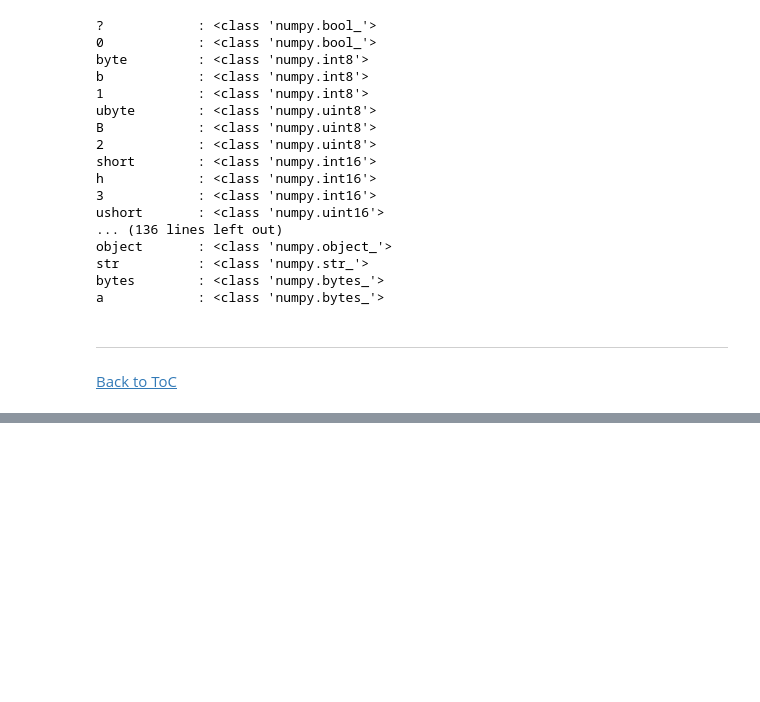
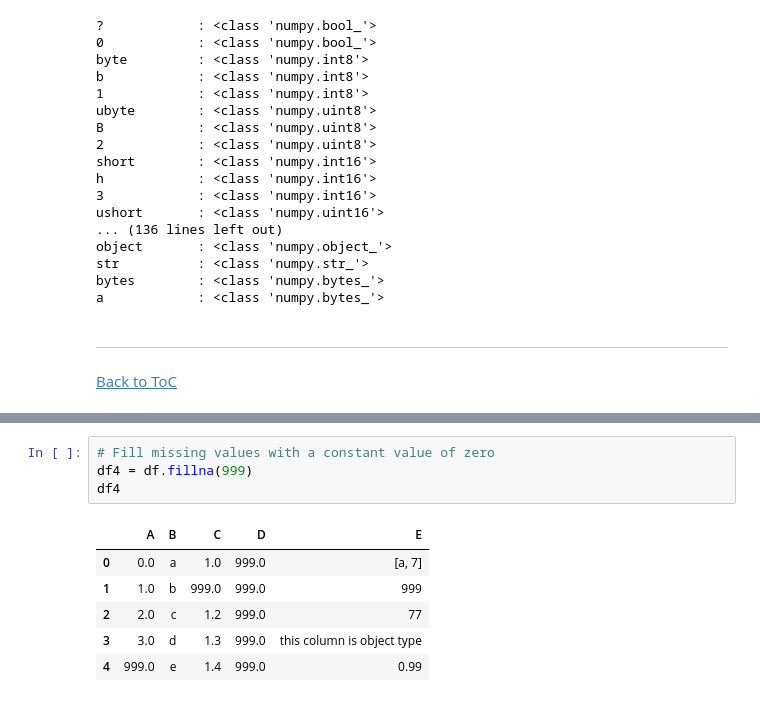
Before and after one commit to vblacklion/Data_Visualizations_with_Matplotlib_and_Seaborn, a Jupyter notebook: Warm Up Notebook.ipynb, the cells around one changed output, grey strips where cells are left out. Cells and saved outputs as stored; diff of their text form; blank space fills up the shorter version.

```diff
--- a/Warm Up Notebook.ipynb
+++ b/Warm Up Notebook.ipynb
@@ -492,0 +610,11 @@ a            : <class 'numpy.bytes_'>
+# %%
+# Fill missing values with a constant value of zero
+df4 = df.fillna(999)
+df4
+# %% [output]
+|  | A | B | C | D | E |
+| 0 | 0.0 | a | 1.0 | 999.0 | [a, 7] |
+| 1 | 1.0 | b | 999.0 | 999.0 | 999 |
+| 2 | 2.0 | c | 1.2 | 999.0 | 77 |
+| 3 | 3.0 | d | 1.3 | 999.0 | this column is object type |
+| 4 | 999.0 | e | 1.4 | 999.0 | 0.99 |
```
Also changed, not shown: parts of 28 cells of this notebook, 4 other files.
